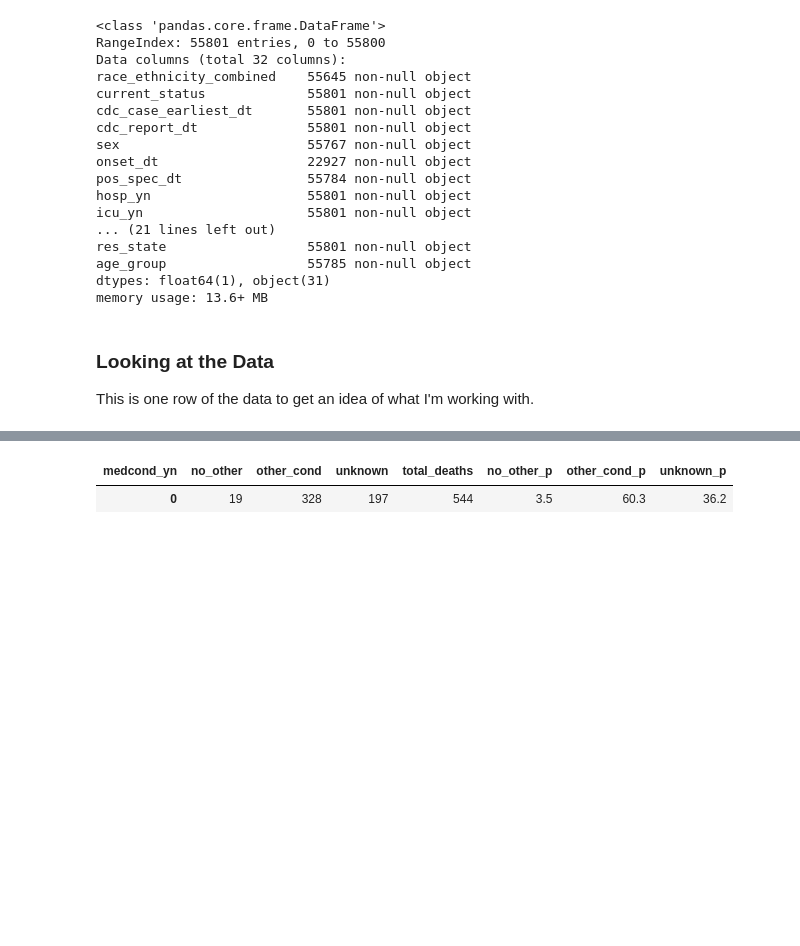
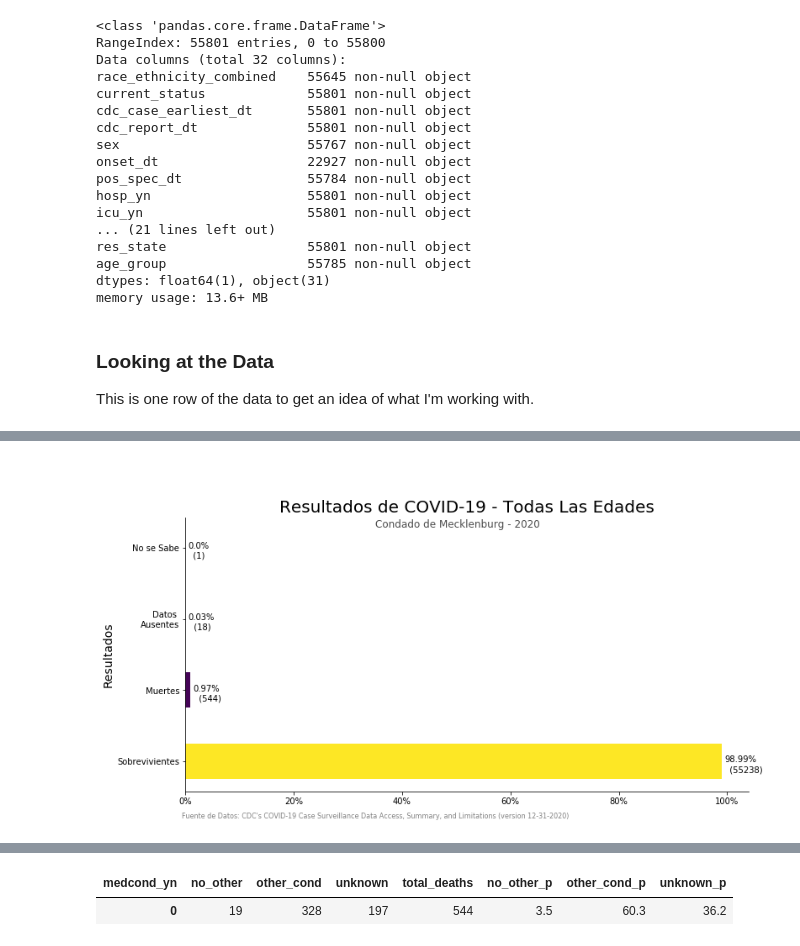
Before and after one commit to lauradahlberg/covid-19_analysis_NC, a Jupyter notebook: exploring_mecklenburg_covid_CDC_data.ipynb, the cells around one changed output, grey strips where cells are left out. Drawn from its saved outputs; the diff is of its cells as text; code cells hidden in the pictures; blank space fills up the shorter version.

```diff
--- a/exploring_mecklenburg_covid_CDC_data.ipynb
+++ b/exploring_mecklenburg_covid_CDC_data.ipynb
@@ -353,0 +178,44 @@ medcond_yn
+# %%
+## SPANISH plotting outcome count values
+
+## horizontal barchart covid outcomes - all ages
+qtys = outcome['count']
+pct = outcome['percentage']
+y_labels = ['Sobrevivientes', 'Muertes', 'Datos \nAusentes', 'No se Sabe']
+
+y = np.arange(len(y_labels))
+
+width = 0.50
+fig, ax = plt.subplots(figsize=(12,6))
+
+bar_colors = lambda pct: (pct - np.min(pct)) / (np.max(pct) - np.min(pct))
+
+rects = ax.barh(y, pct, width, label='percentage outcomes', color=my_cmap(bar_colors(qtys)))
+
+plt.yticks(y, y_labels);
+
+# # Hide the right and top spines
+ax.spines['right'].set_visible(False)
+ax.spines['top'].set_visible(False)
+
+ax.set_title('\n\nResultados de COVID-19 - Todas Las Edades', fontsize =20)
+fig.suptitle('\n\n\nCondado de Mecklenburg - 2020', color='0.3')
+ax.xaxis.set_major_formatter(mtick.PercentFormatter())
+ax.set_ylabel('Resultados', fontsize=14)
+
+plt.text(-0.7, -0.8, "Fuente de Datos: CDC's COVID-19 Case Surveillance Data Access, Summary, and Limitations (version 12-31-2020)",
+         color='grey', fontsize=(8))
+
+## reference: https://stackoverflow.com/questions/34292076/pandas-bar-plot-how-to-annotate-grouped-horizontal-bar-charts
+def autolabel(rects, qtys):
+    for rect, qty in zip(rects, qtys):
+        width = rect.get_width()
+        ax.text(width + 0.5, rect.get_y() + rect.get_height()/5.,
+        f'{(width)}%\n  ({qty})', fontsize=10)
+
+autolabel(rects, qtys)
+
+## Save chart as png file https://stackoverflow.com/questions/33616557/barplot-savefig-returning-an-attributeerror
+# ax.figure.savefig(IMAGES/'covid19_outcomes_meck-ESP.png', bboxinches='tight', dpi=200);
+# %% [output]
+[figure, added]
```
Also changed, not shown: parts of 74 cells of this notebook.
